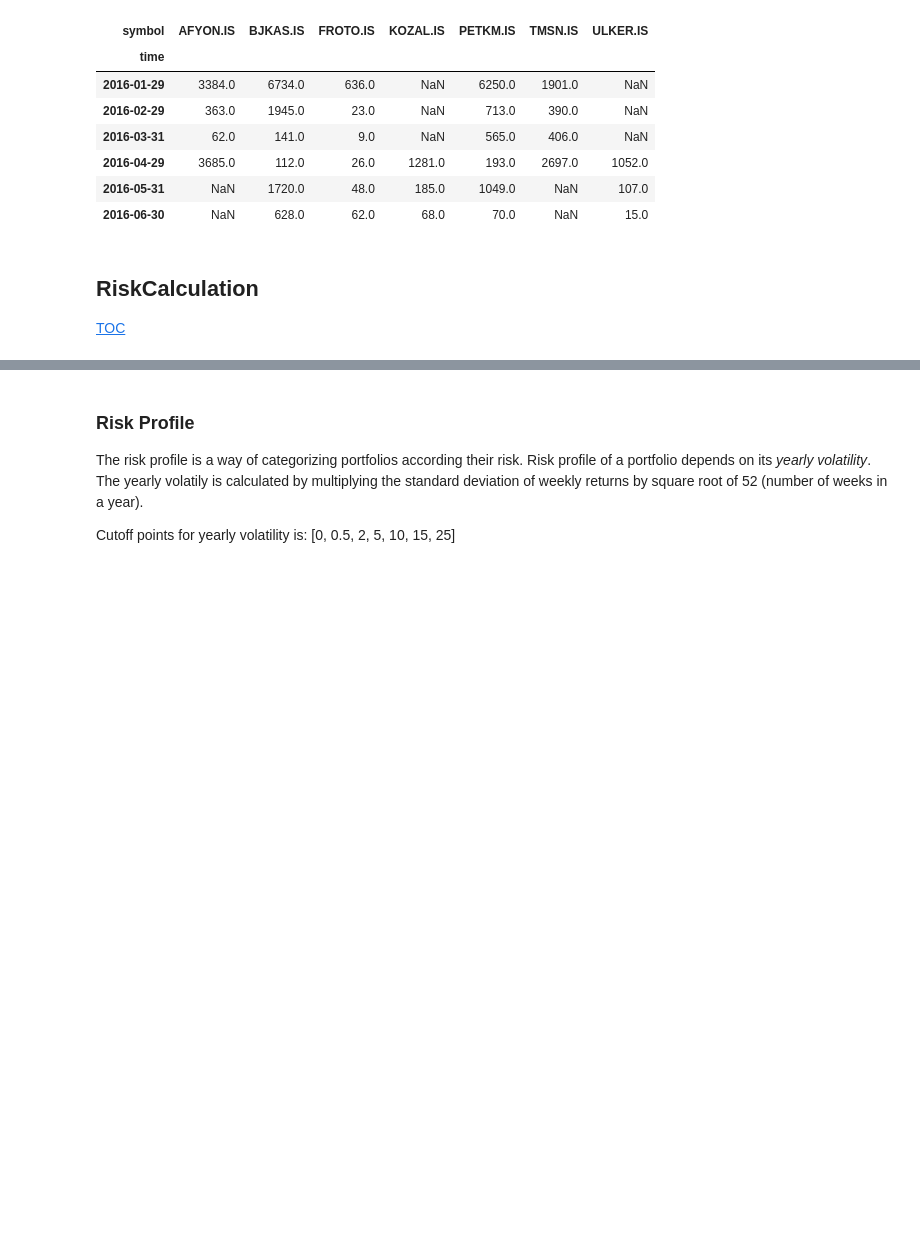
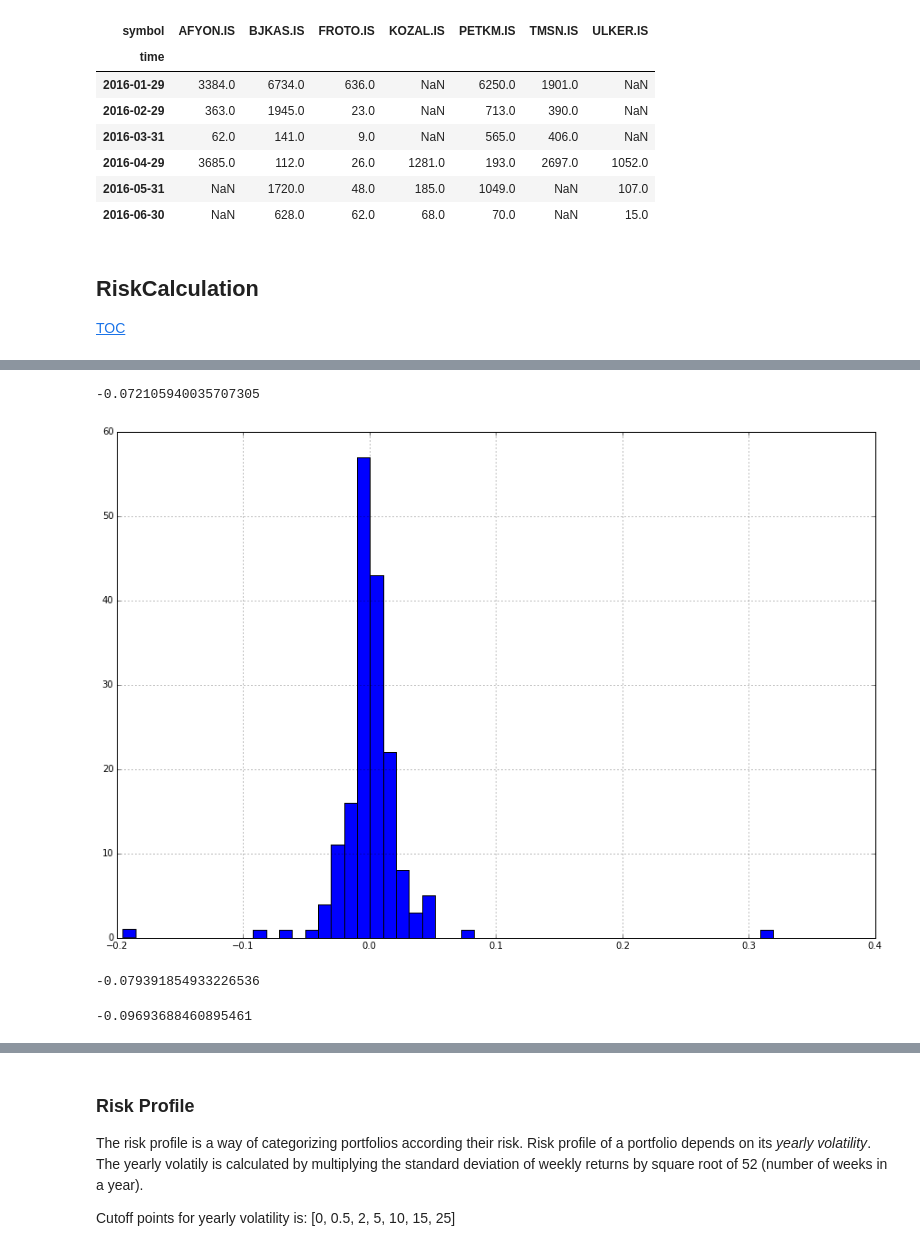
Before and after one commit to armanboyaci/notebooks, a Jupyter notebook: Financial Investment Planning.ipynb, the cells around one changed output, grey strips where cells are left out. Drawn from its saved outputs; the diff is of its cells as text; code cells hidden in the pictures; blank space fills up the shorter version.

```diff
--- a/Financial Investment Planning.ipynb
+++ b/Financial Investment Planning.ipynb
@@ -994,0 +1012,25 @@ pd.pivot_table(pd.DataFrame(transactions), values="shares", index="time", column
+# %%
+# Historical method
+returns = historical_performance(transactions, prices).pct_change().dropna()
+returns.hist(bins=50, figsize=(15,10))
+var_historic = returns.quantile(q = 0.01)
+var_historic
+# %% [output]
+-0.072105940035707305
+[figure, added]
+# %%
+# The Variance-Covariance Method
+mu = np.mean(returns)
+sigma = np.std(returns)
+var_parametric = st.norm.ppf(0.01) * sigma
+var_parametric
+# %% [output]
+-0.079391854933226536
+# %%
+# Monte Carlo Simulation
+
+samples = np.random.normal(mu, sigma, 100)
+var_montecarlo = np.percentile(samples, 0.01)
+var_montecarlo
+# %% [output]
+-0.09693688460895461
```
Also changed, not shown: parts of 35 cells of this notebook.
